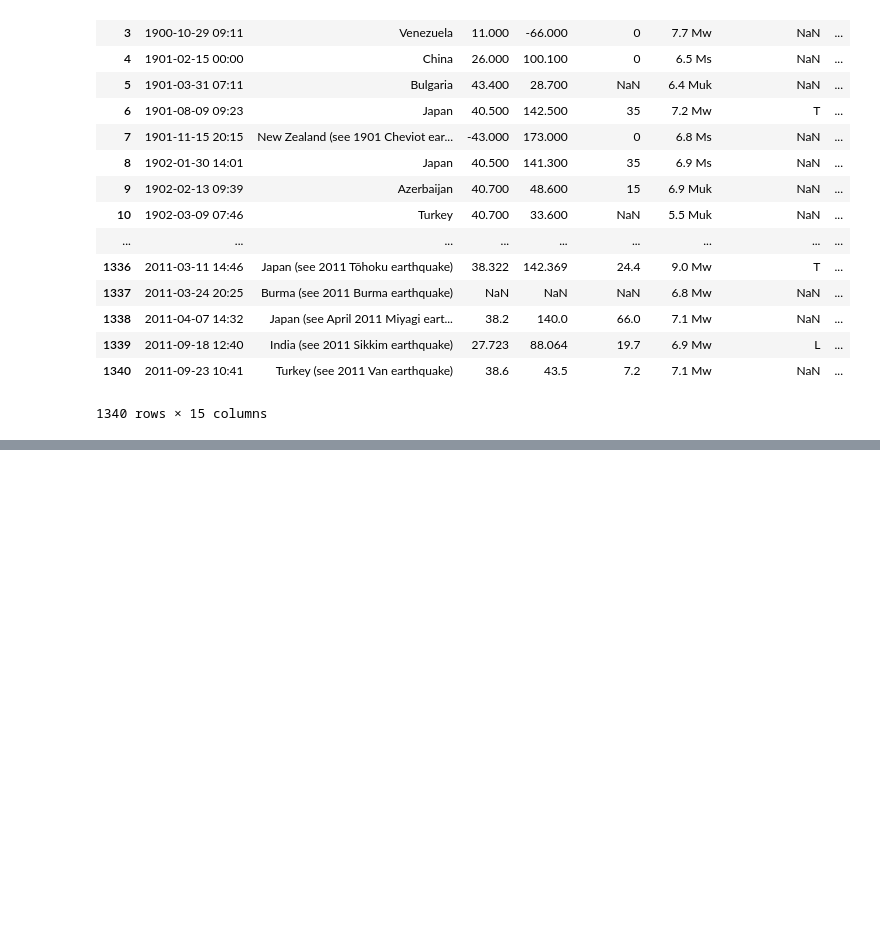
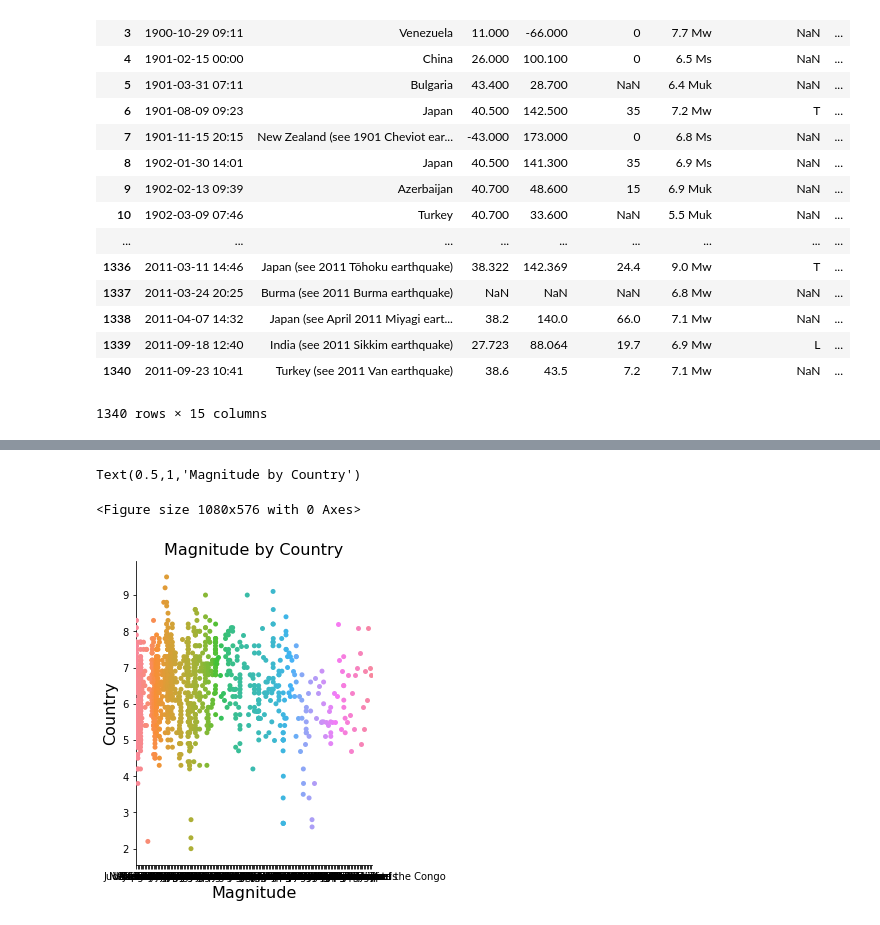
Before and after one commit to Cjcarlevato/data-question-3-earthquakes-the-dream-crushers, a Jupyter notebook: DQ3.ipynb, the cells around one changed output, grey strips where cells are left out. Saved outputs shown, nothing was run; the diff lists cells and outputs as text; code cells hidden in the pictures; blank space fills up the shorter version.

```diff
--- a/DQ3.ipynb
+++ b/DQ3.ipynb
@@ -198,0 +736,10 @@ earthquakedf.info()
+# %%
+plt.figure(figsize=(15,8))
+sns.catplot(x="Country", y="Magnitude Numeric", data=earthquakedf);
+plt.xlabel('Magnitude', fontsize=16)
+plt.ylabel('Country', fontsize=16)
+plt.title("Magnitude by Country", fontsize=16)
+# %% [output]
+Text(0.5,1,'Magnitude by Country')
+<Figure size 1080x576 with 0 Axes>
+[figure, added]
```
Also changed, not shown: parts of 54 cells of this notebook.
